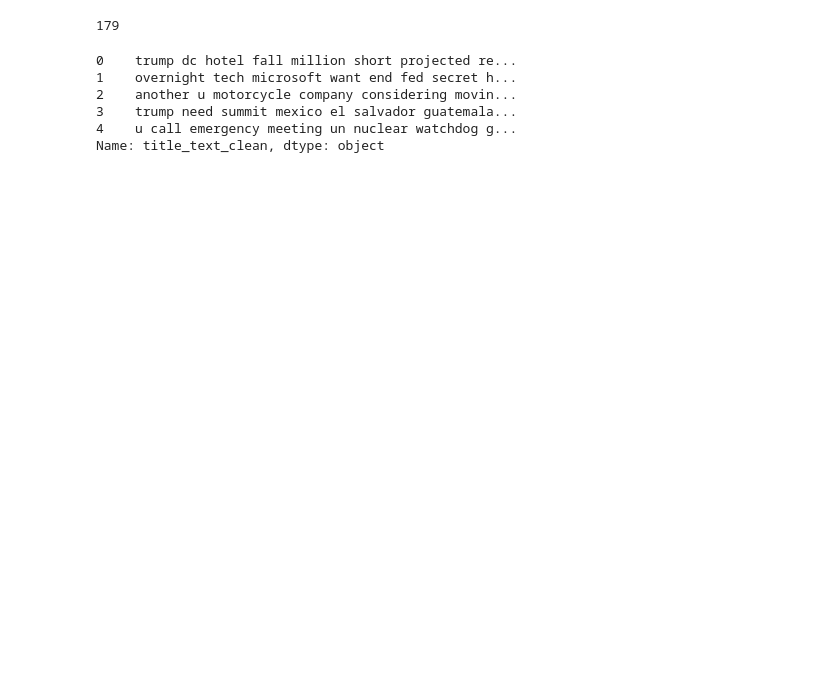
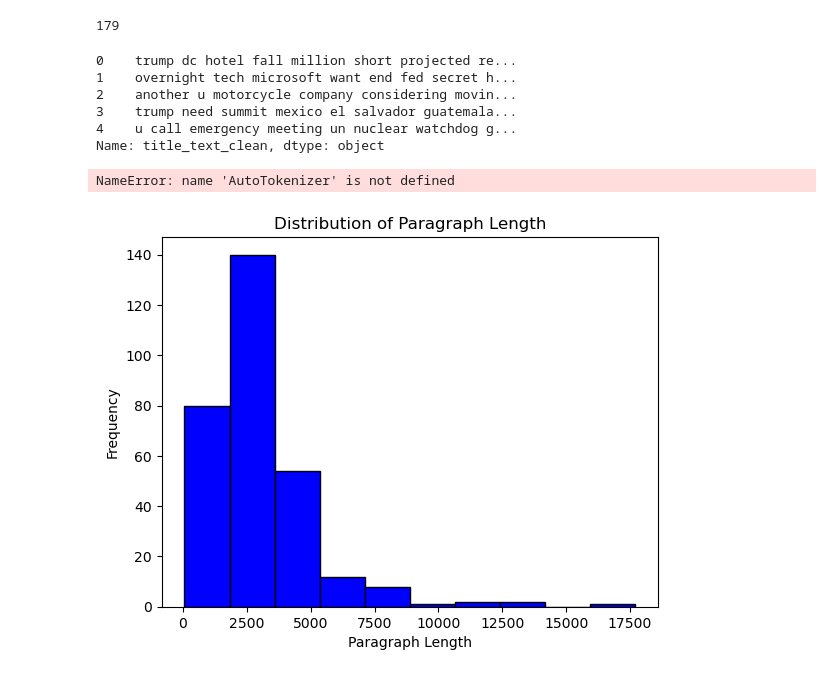
Before and after one commit to meganhmoore/LingoQuartet, a Jupyter notebook: notebooks/jackies_notebook.ipynb, the cells around one changed output. Saved outputs shown, nothing was run; the diff lists cells and outputs as text; code cells hidden in the pictures; blank space fills up the shorter version.

```diff
--- a/notebooks/jackies_notebook.ipynb
+++ b/notebooks/jackies_notebook.ipynb
@@ -48,7 +56,7 @@ for i in range(num_rows):
 {'title': '\n\t\tOvernight Tech: Microsoft wants end to feds’ secret hacking tools | Latest on ransomware attack | John Oliver calls for ‘civil’ tone in net neutrality fight | House to vote on cyber b ...
 # %%
 #development sample
-data_sample = data[0:30]
+data_sample = data[0:300]
 
-with open("../data/30_sample_articles.json", "w") as fp:
+with open("../data/300_sample_articles.json", "w") as fp:
     json.dump(data_sample , fp)
@@ -55,3 +65,6 @@ with open("../data/30_sample_articles.json", "w") as fp:
+# %%
+with open("../data/300_sample_articles.json", "r") as fp:
+    data_sample = json.load(fp)
 # %%
 for article in data_sample:
     for key in article:
@@ -158,3 +171,23 @@ df[['title', 'article_text', 'title_text_clean']].to_csv("../data/30_sample_arti
 
 tokenizer = AutoTokenizer.from_pretrained("bert-base-uncased")
 tokenized_texts = df['title_text_token'].apply(lambda x: tokenizer.tokenize(x))
+# %% [output]
+NameError: name 'AutoTokenizer' is not defined
+# %%
+#Draft code looking into paragraph lengths
+
+# make var with first paragraph only
+df['first_paragraph'] = df["article_text"].str.split('\n').str[0]
+
+df['paragraph_length'] = df['first_paragraph'].str.len()
+df['text_len'] = df['article_text'].str.len()
+
+#bin_break_points = [0, 100, 200, 300, 400, 500, 600, 700]
+
+plt.hist(df['paragraph_length'],  color='blue', edgecolor='black')  #bins = bin_break_points,
+plt.xlabel('Paragraph Length')
+plt.ylabel('Frequency')
+plt.title('Distribution of Paragraph Length')
+plt.show()
+# %% [output]
+[figure, added]
```
Also changed, not shown: parts of 17 cells of this notebook.
